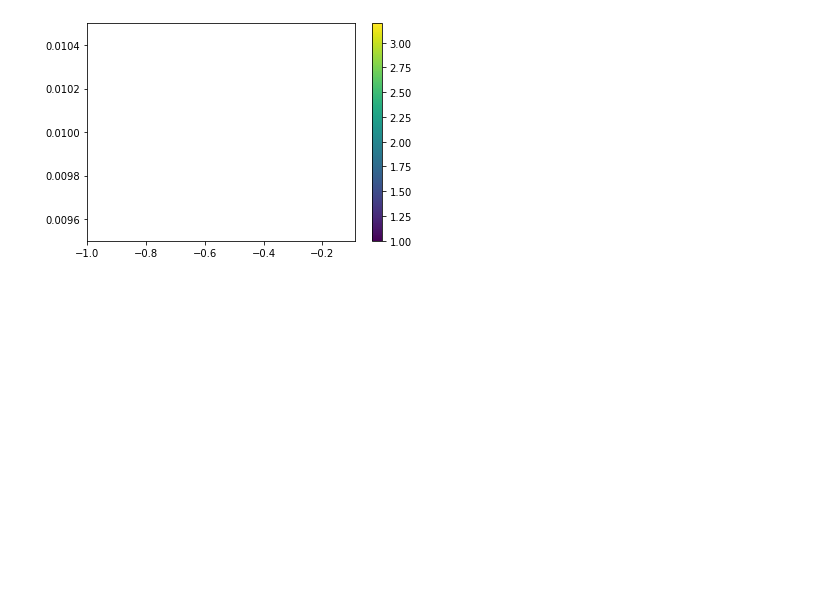
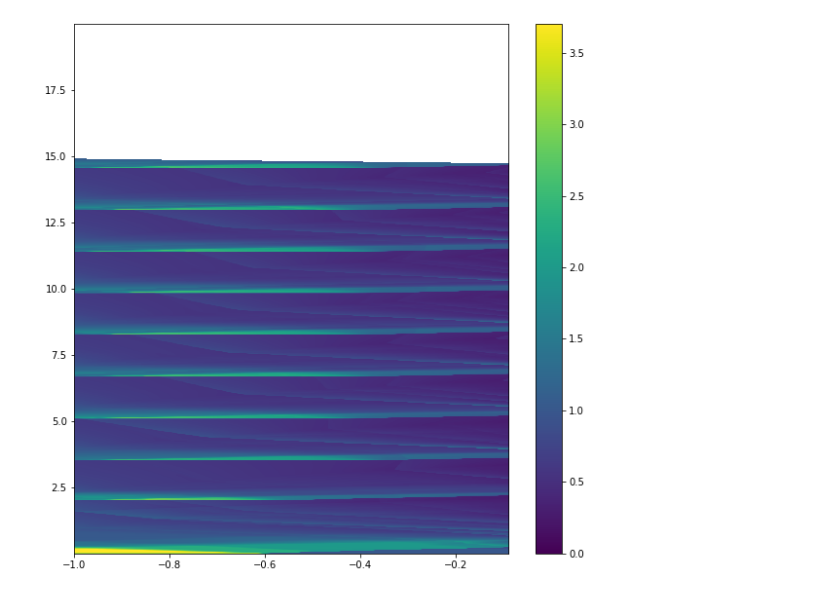
Before and after one commit to maikel/FiniteVolumeSolver, a Jupyter notebook: extra/SEC_Plenum/Tube.ipynb, the cells around one changed output. Saved outputs shown, nothing was run; the diff lists cells and outputs as text; code cells hidden in the pictures; blank space fills up the shorter version.

```diff
--- a/extra/SEC_Plenum/Tube.ipynb
+++ b/extra/SEC_Plenum/Tube.ipynb
@@ -18,13 +18,14 @@ def PrintProgress(i, plotfiles):
   progress = int(100.0 * float(i) / (ny - 1))
   print('[{:3d}%] Reading plotfile {}'.format(progress, plotfiles[i]))
 
-yt.funcs.mylog.setLevel(20)
-output_dir = '/group/ag_klima/SFB1029_C01/SEC_Plenum/Plotfiles/Tube1'
+yt.funcs.mylog.setLevel(50)
+#output_dir = '/group/ag_klima/SFB1029_C01/SEC_Plenum/Plotfiles/Tube1'
+output_dir = '/srv/public/Maikel/FiniteVolumeSolver/build_2D-Release/SEC_Plenum_TurbineBoundary/Plotfiles/Tube1'
 
 dirs = os.listdir(output_dir)
 plotfiles = ['{}/{}'.format(output_dir, plt) for plt in dirs]
 list.sort(plotfiles)
-plotfiles = plotfiles[0:2]
+# plotfiles = plotfiles[0:2]
 ds = yt.load(plotfiles[1])
 
 print(ds.index.grids[0])
@@ -32,10 +33,8 @@ print(ds.index.grids[0])
 ad = ds.all_data()
 p = KlebeRichtigZusammen(ad, 'Pressure')
 
-
 nx = p.shape[0]
-ny = 2 # len(plotfiles)
-
+ny = len(plotfiles)
 
 PrintProgress(0, plotfiles)
 x0 = ad.index.grids[0].LeftEdge[0]
@@ -45,7 +44,6 @@ ts[0] = ds.current_time
 imdata = np.zeros(shape=(nx, ny))
 imdata[:,0] = p
 
-# disable logging to prevent spam
 for i in range(1,ny):
   PrintProgress(i, plotfiles)
   ds = yt.load(plotfiles[i])
@@ -68,9 +72,10 @@ BoxlibGrid_0000
 # %%
 import matplotlib.pyplot as plt
 
 #plt.plot(imdata[:,1])
-im = plt.imshow(imdata, interpolation='none', extent=(x0, xEnd, t0, tEnd), aspect='auto')
+f = plt.figure(figsize=(10, 10))
+im = plt.imshow(imdata.T, origin='lower', interpolation='none', extent=(x0, xEnd, ts[0], ts[-1]), aspect='auto')
 plt.colorbar(im)
 plt.show()
 # %% [output]
-[figure, old version]
+[figure, new version]
```
Also changed, not shown: parts of 1 cell of this notebook, 32 other files.
